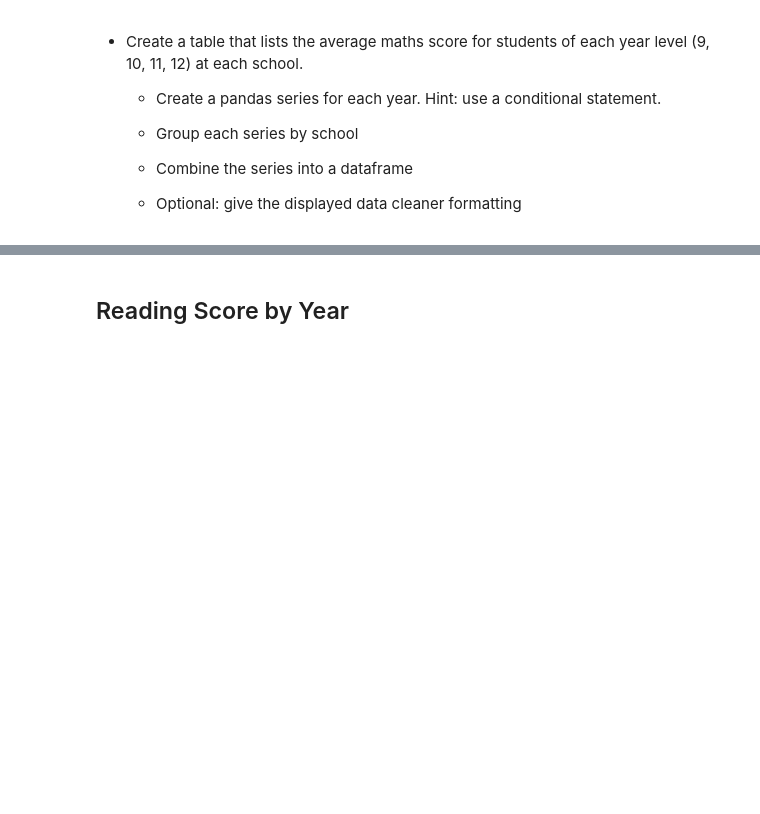
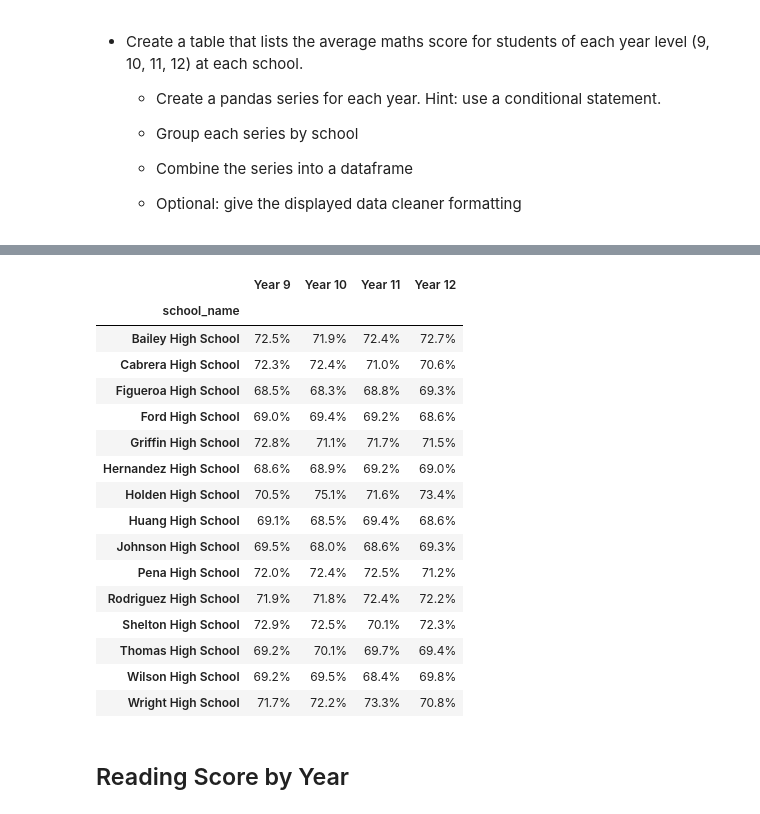
Before and after one commit to mhosseinf/Bootcamp_-WAUS_Assignment, a Jupyter notebook: PyCitySchools/PyCitySchools_starter.ipynb, the cells around one changed output, grey strips where cells are left out. Drawn from its saved outputs; the diff is of its cells as text; code cells hidden in the pictures; blank space fills up the shorter version.

Commit message:
Reading/Math Score by Year

```diff
--- a/PyCitySchools/PyCitySchools_starter.ipynb
+++ b/PyCitySchools/PyCitySchools_starter.ipynb
@@ -241,3 +226,50 @@ school_summary2.sort_values("% Overall Passing",ascending=False).head()
+# %%
+# Calculate and Create a DataFrame for average maths score for students of each year level (9, 10, 11, 12) at each school
+# Create a pandas series for each year. Hint: use a conditional statement.
+maths_scores_9 = school_data_complete.loc[school_data_complete['year'] == 9, 'maths_score']
+maths_scores_10 = school_data_complete.loc[school_data_complete['year'] == 10, 'maths_score']
+maths_scores_11= school_data_complete.loc[school_data_complete['year'] == 11, 'maths_score']
+maths_scores_12= school_data_complete.loc[school_data_complete['year'] == 12, 'maths_score']
+# Group each series by school
+grouped_scores_9=maths_scores_9.groupby(school_data_complete['school_name']).mean(),
+grouped_scores_10=maths_scores_10.groupby(school_data_complete['school_name']).mean(),
+grouped_scores_11=maths_scores_11.groupby(school_data_complete['school_name']).mean(),
+grouped_scores_12=maths_scores_12.groupby(school_data_complete['school_name']).mean(),
+# Convert the series into a dataframe
+grouped_scores_9_df=pd.DataFrame(grouped_scores_9).T
+grouped_scores_10_df=pd.DataFrame(grouped_scores_10).T
+grouped_scores_11_df=pd.DataFrame(grouped_scores_11).T
+grouped_scores_12_df=pd.DataFrame(grouped_scores_12).T
+# Combine the dataframes
+maths_scores_year= pd.merge(grouped_scores_9_df, grouped_scores_10_df, how="left", on="school_name")
+maths_scores_year.columns=['Year 9','Year 10']
+maths_scores_year= pd.merge(maths_scores_year, grouped_scores_11_df, how="left", on="school_name")
+maths_scores_year= pd.merge(maths_scores_year, grouped_scores_12_df, how="left", on="school_name")
+maths_scores_year.columns=['Year 9','Year 10','Year 11','Year 12']
+#give the displayed data cleaner formatting
+maths_scores_year["Year 9"] = (maths_scores_year["Year 9"]).map("{:.1f}%".format)
+maths_scores_year["Year 10"] = (maths_scores_year["Year 10"]).map("{:.1f}%".format)
+maths_scores_year["Year 11"] = (maths_scores_year["Year 11"]).map("{:.1f}%".format)
+maths_scores_year["Year 12"] = (maths_scores_year["Year 12"]).map("{:.1f}%".format)
+maths_scores_year
+# %% [output]
+|  | Year 9 | Year 10 | Year 11 | Year 12 |
+| school_name |  |  |  |  |
+| Bailey High School | 72.5% | 71.9% | 72.4% | 72.7% |
+| Cabrera High School | 72.3% | 72.4% | 71.0% | 70.6% |
+| Figueroa High School | 68.5% | 68.3% | 68.8% | 69.3% |
+| Ford High School | 69.0% | 69.4% | 69.2% | 68.6% |
+| Griffin High School | 72.8% | 71.1% | 71.7% | 71.5% |
+| Hernandez High School | 68.6% | 68.9% | 69.2% | 69.0% |
+| Holden High School | 70.5% | 75.1% | 71.6% | 73.4% |
+| Huang High School | 69.1% | 68.5% | 69.4% | 68.6% |
+| Johnson High School | 69.5% | 68.0% | 68.6% | 69.3% |
+| Pena High School | 72.0% | 72.4% | 72.5% | 71.2% |
+| Rodriguez High School | 71.9% | 71.8% | 72.4% | 72.2% |
+| Shelton High School | 72.9% | 72.5% | 70.1% | 72.3% |
+| Thomas High School | 69.2% | 70.1% | 69.7% | 69.4% |
+| Wilson High School | 69.2% | 69.5% | 68.4% | 69.8% |
+| Wright High School | 71.7% | 72.2% | 73.3% | 70.8% |
 # %% [markdown]
 ## Reading Score by Year
 # %% [markdown]
```
Also changed, not shown: parts of 4 cells of this notebook, 1 other file.
